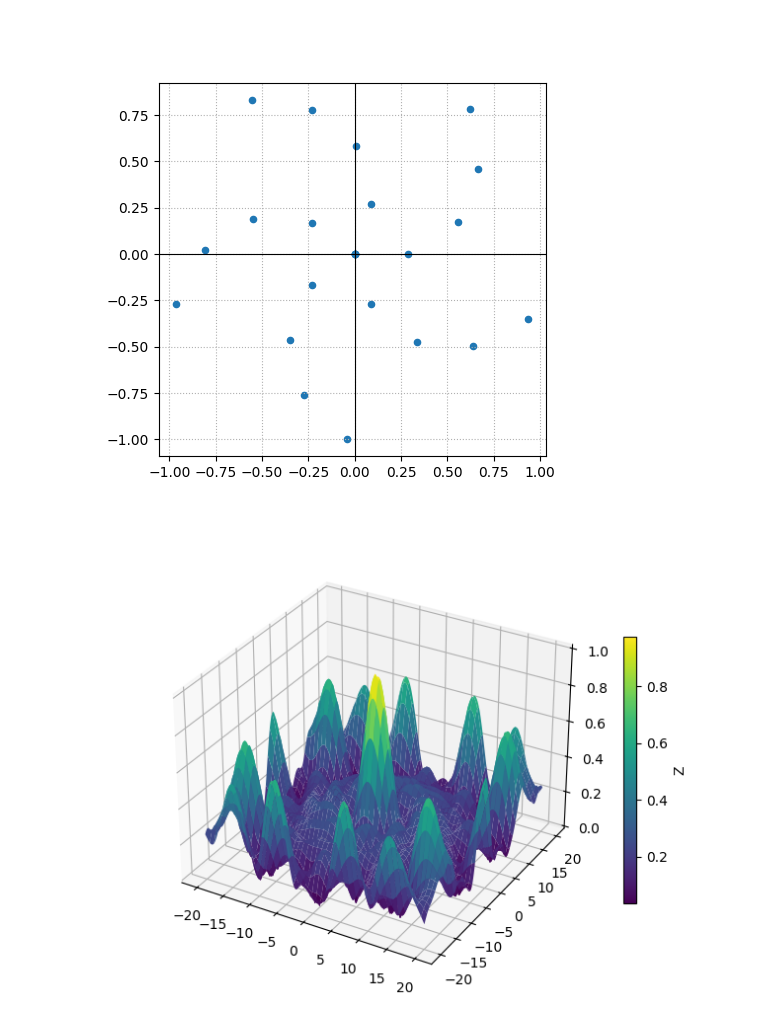
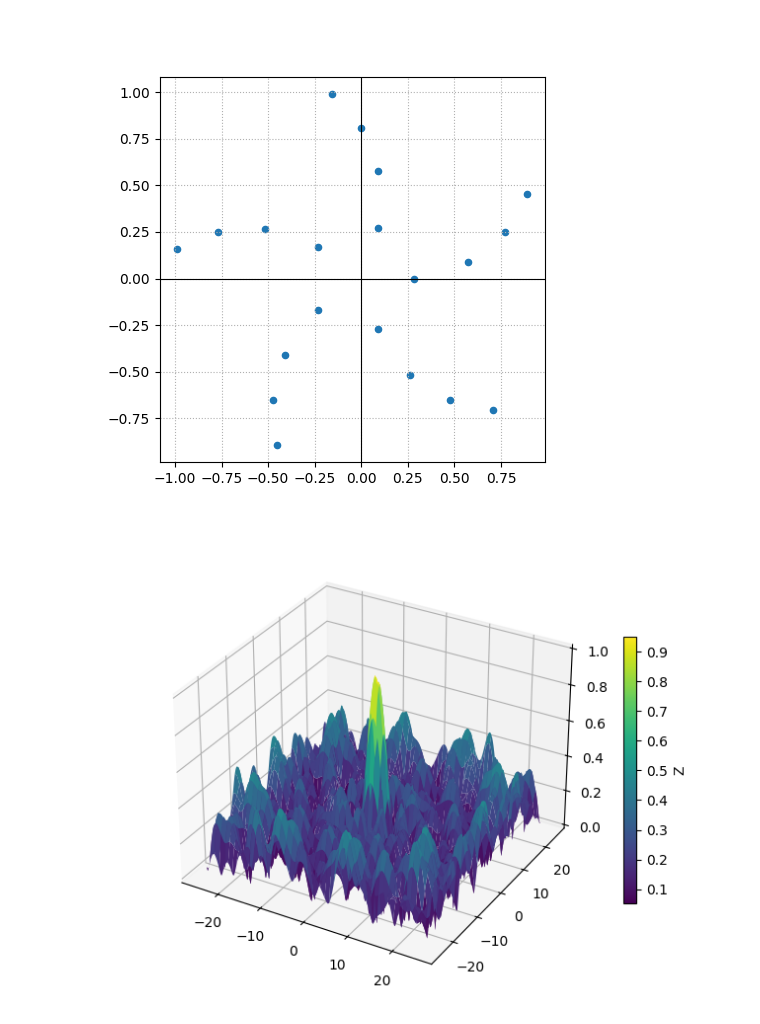
Before and after one commit to UnilK/beamformer-plugin, a Jupyter notebook: python/beampattern_experiment.ipynb, the cells around one changed output. Saved outputs shown, nothing was run; the diff lists cells and outputs as text; code cells hidden in the pictures.

```diff
--- a/python/beampattern_experiment.ipynb
+++ b/python/beampattern_experiment.ipynb
@@ -14,7 +14,7 @@ def showerflower(curve, edges, armlength):
         pattern.append((np.sqrt(1+i)-0.6)*np.exp((curve * i) * 1j))
         # pattern.append((np.sqrt(i)-0.3)*np.exp(np.random.rand() * 2j * np.pi))
 
-    pattern.append(0)
+    # pattern.append(0)
     pattern = np.array(pattern)
     pattern = pattern / np.max(np.abs(pattern))
     pattern = np.array([pattern * np.exp(2 * np.pi * i * 1j / edges) for i in range(edges)]).flatten()
@@ -26,36 +26,36 @@ def randomsplat(size = 20):
     pattern = np.array([pattern.real, pattern.imag])
     return pattern
 
-pattern = showerflower(0.3, 5, 4)
+pattern = showerflower(np.pi/20, 5, 4)
 #pattern = randomsplat()
 x, y = pattern
 
 pattern = pattern.transpose()
 
 plt.figure(figsize=(5, 5))
 plt.scatter(x, y, s=20, c='C0')
 plt.axhline(0, color='k', lw=0.8)
 plt.axvline(0, color='k', lw=0.8)
 plt.gca().set_aspect('equal', adjustable='box')
 plt.grid(True, ls=':')
 plt.show()
 
-r = 20
+r = 25
 n = 1024
 
 x = np.linspace(-r, r, n)
 y = np.linspace(-r, r, n)
 
 xv, yv = np.meshgrid(x, y)
 p = np.stack(np.meshgrid(x, y), axis=-1)
 
 z = np.abs(np.sum(np.array([np.exp(np.dot(p, pattern[i])*1j) for i in range(len(pattern))]), axis=0)) / len(pattern)
 
 fig = plt.figure()
-ax = fig.add_subplot(111, projection='3d')
+ax = fig.add_subplot(projection='3d')
 surf = ax.plot_surface(xv, yv, z, cmap='viridis', linewidth=0, antialiased=True)
 fig.colorbar(surf, ax=ax, shrink=0.6, label='Z')
 plt.tight_layout(); plt.show()
 # %% [output]
-[figure, old version]
+[figure, new version]
-[figure, old version]
+[figure, new version]
```
Also changed, not shown: parts of 1 cell of this notebook.
